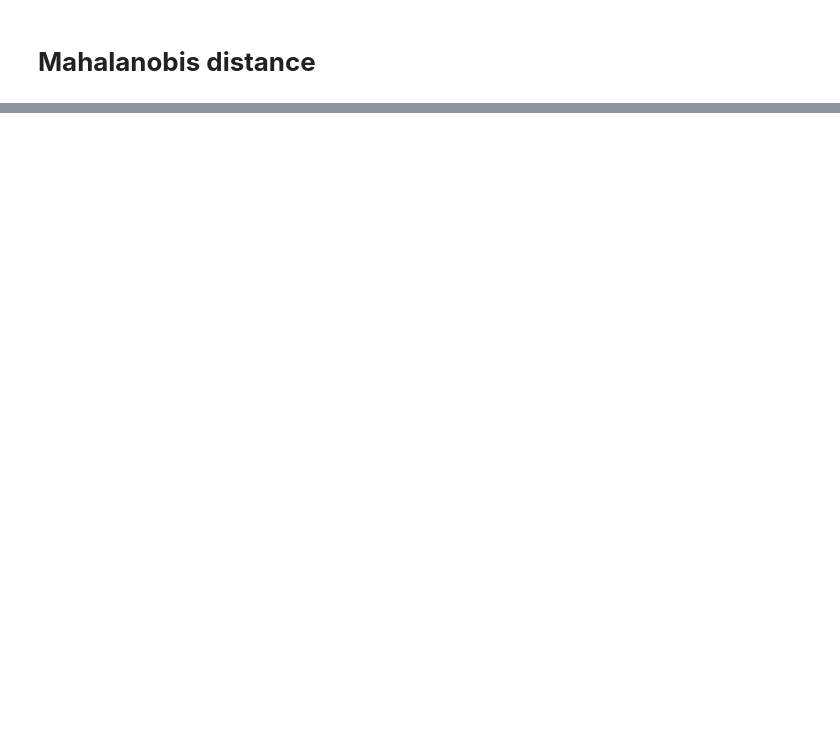
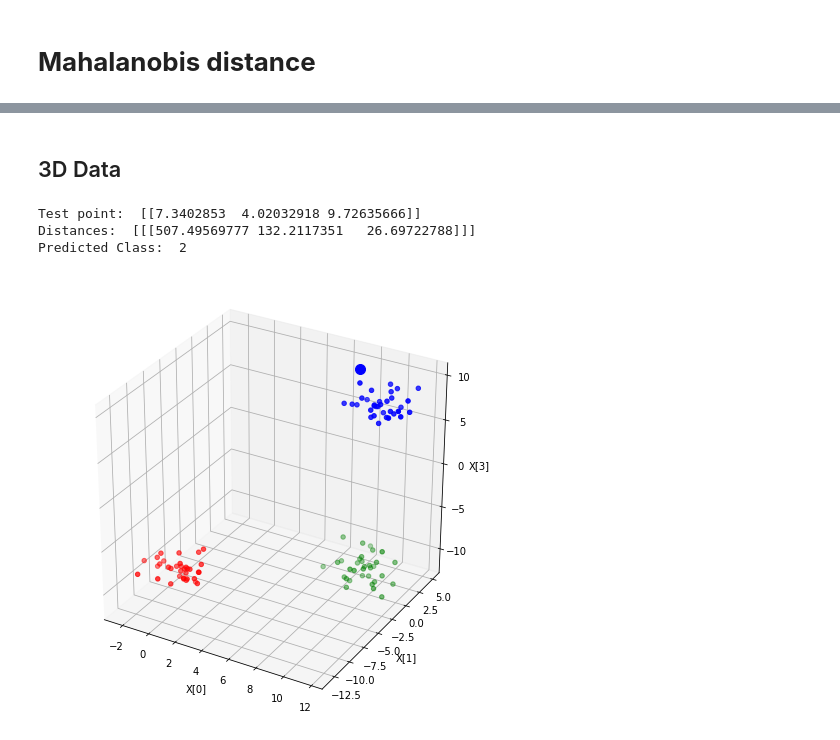
Before and after one commit to eovallemagallanes/pattern-recognition, a Jupyter notebook: Mahalanobis_Distance.ipynb, the cells around one changed output, grey strips where cells are left out. Drawn from its saved outputs; the diff is of its cells as text; code cells hidden in the pictures; blank space fills up the shorter version.

```diff
--- a/Mahalanobis_Distance.ipynb
+++ b/Mahalanobis_Distance.ipynb
@@ -54,0 +56,36 @@ Predicted Class:  1
+# %% [markdown]
+## 3D Data
+# %%
+centers = 3
+X, y = make_blobs(n_samples = 100,
+                  centers = centers,
+                  n_features = 3)
+
+# gen test data
+x_0 = np.random.uniform(-10,10,(1,3))
+print('Test point: ', x_0)
+
+# get mahalanobis distance
+Xs = [X[np.where(y==i)] for i in range(centers)]
+m_dist = np.array([mahalanobis(x_0, Xi) for Xi in Xs])
+
+# get class (min distance)
+print('Distances: ', m_dist.T)
+y_pred = np.argmin(m_dist)
+print('Predicted Class: ', y_pred)
+
+rgb = np.array(['r', 'g', 'b'])
+
+fig = plt.figure(figsize=(8,8))
+ax = plt.axes(projection='3d')
+ax.scatter3D(X[:,0], X[:,1], X[:,2], color=rgb[y])
+ax.scatter3D(*x_0.T, color=rgb[y_pred], s=100)
+ax.set_xlabel('X[0]')
+ax.set_ylabel('X[1]')
+ax.set_zlabel('X[3]')
+plt.show()
+# %% [output]
+Test point:  [[7.3402853  4.02032918 9.72635666]]
+Distances:  [[[507.49569777 132.2117351   26.69722788]]]
+Predicted Class:  2
+[figure, added]
```
Also changed, not shown: parts of 2 cells of this notebook.
